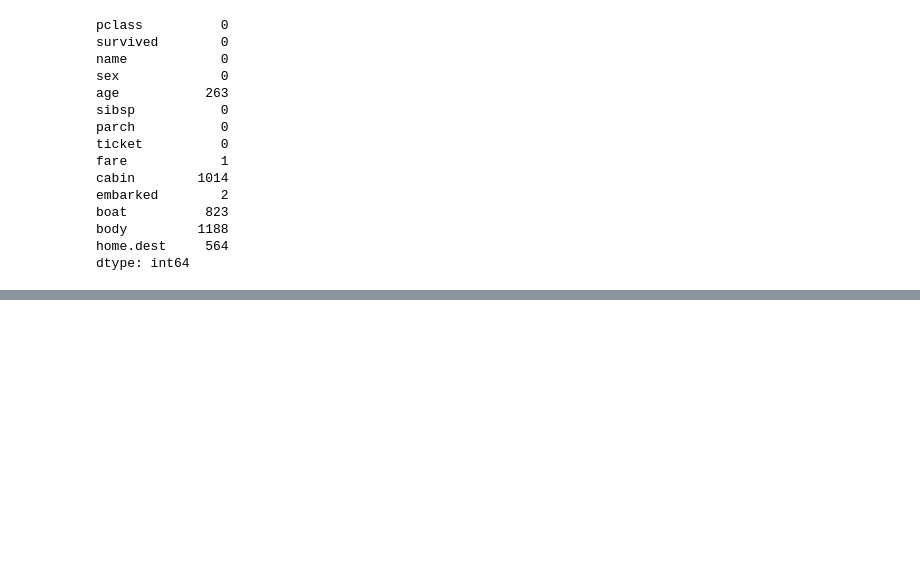
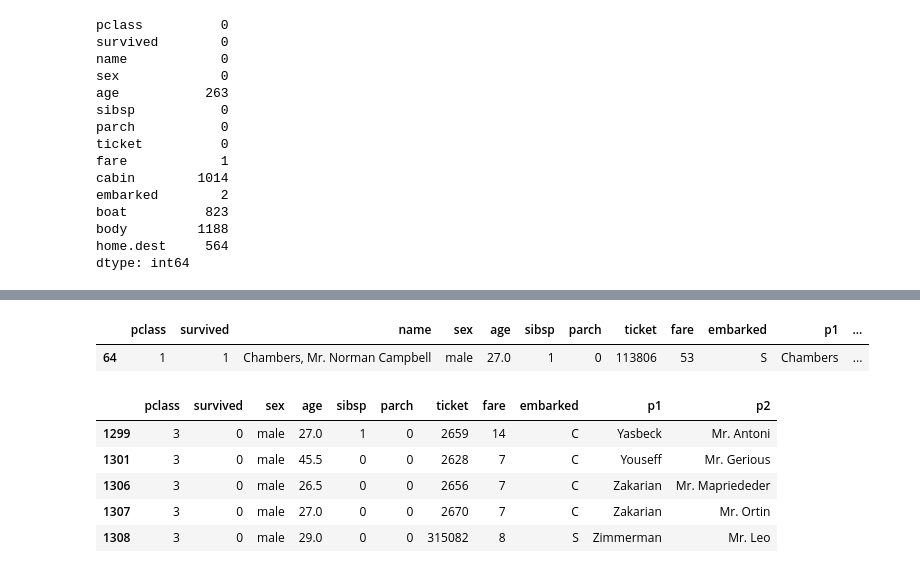
Before and after one commit to Shrujan2006/python-libraries, a Jupyter notebook: practise.ipynb, the cells around one changed output, grey strips where cells are left out. Saved outputs shown, nothing was run; the diff lists cells and outputs as text; code cells hidden in the pictures; blank space fills up the shorter version.

```diff
--- a/practise.ipynb
+++ b/practise.ipynb
@@ -90,0 +226,5 @@ Name: cabin, Length: 1309, dtype: str
+# %%
+df.sample()
+# %% [output]
+|  | pclass | survived | name | sex | age | sibsp | parch | ticket | fare | embarked | p1 | ... |
+| 64 | 1 | 1 | Chambers, Mr. Norman Campbell | male | 27.0 | 1 | 0 | 113806 | 53 | S | Chambers | ... |
@@ -90,0 +233,9 @@ Name: cabin, Length: 1309, dtype: str
+# %%
+df.tail()
+# %% [output]
+|  | pclass | survived | sex | age | sibsp | parch | ticket | fare | embarked | p1 | p2 |
+| 1299 | 3 | 0 | male | 27.0 | 1 | 0 | 2659 | 14 | C | Yasbeck | Mr. Antoni |
+| 1301 | 3 | 0 | male | 45.5 | 0 | 0 | 2628 | 7 | C | Youseff | Mr. Gerious |
+| 1306 | 3 | 0 | male | 26.5 | 0 | 0 | 2656 | 7 | C | Zakarian | Mr. Mapriededer |
+| 1307 | 3 | 0 | male | 27.0 | 0 | 0 | 2670 | 7 | C | Zakarian | Mr. Ortin |
+| 1308 | 3 | 0 | male | 29.0 | 0 | 0 | 315082 | 8 | S | Zimmerman | Mr. Leo |
```
Also changed, not shown: parts of 37 cells of this notebook.
